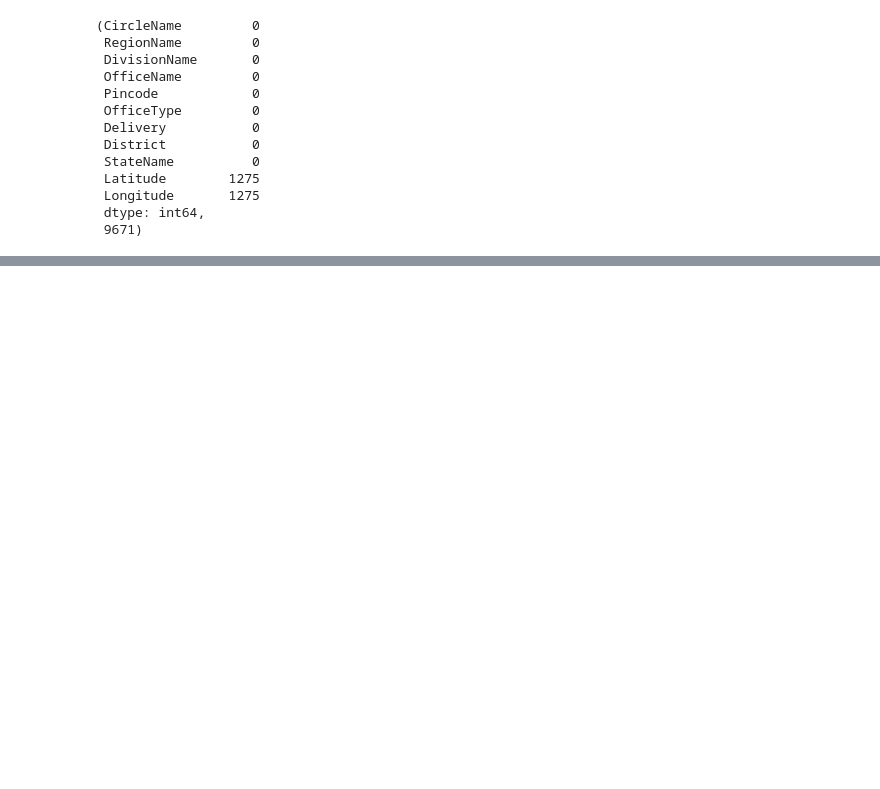
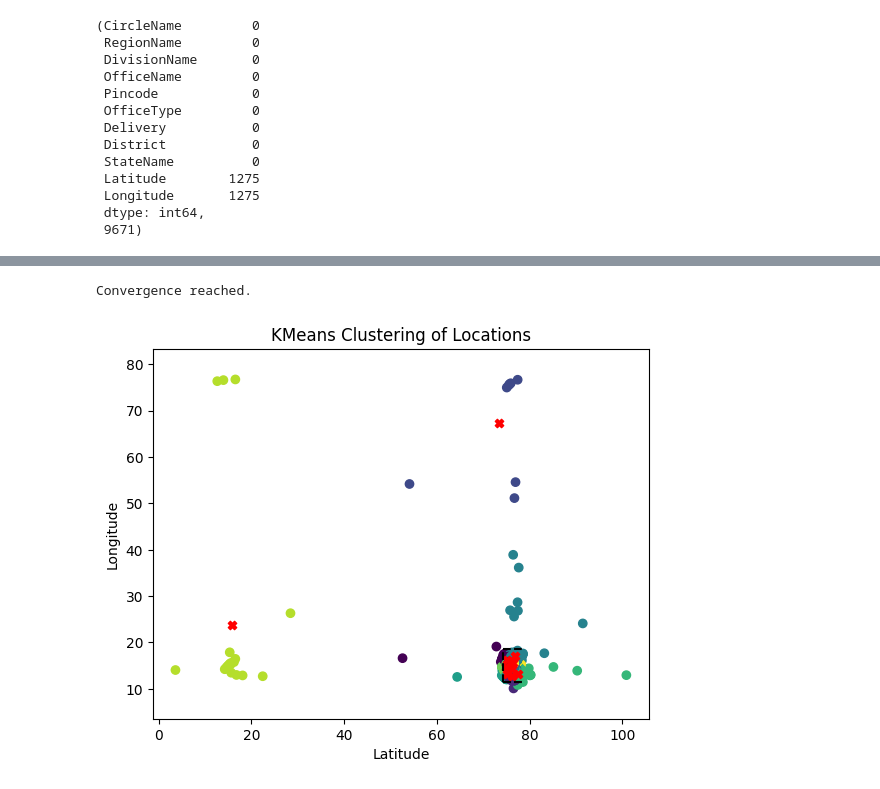
Before and after one commit to Aneeshshastri/Epoch_Spring_Camp, a Jupyter notebook: KMeansTask/KMeansClustering.ipynb, the cells around one changed output, grey strips where cells are left out. Cells and saved outputs as stored; diff of their text form; code cells hidden in the pictures; blank space fills up the shorter version.

```diff
--- a/KMeansTask/KMeansClustering.ipynb
+++ b/KMeansTask/KMeansClustering.ipynb
@@ -163,33 +163,55 @@ class KMeans:
     def fit(self, X):
         # Randomly initialize centroids by selecting random samples from the data
         np.random.seed(42)  # For reproducibility
-        random_indices = np.random.choice(X.shape[0], self.n_clusters, replace=False)
+        """Random intialisation is not the best way, so I'll be using Kmeans++ intitialisation.
+        random_indices = np.random.choice(X.shape[0], self.n_clusters, replace=False)"""
+        random_indices = np.random.choice(X.shape[0], 1, replace=False)
+        for i in range(1, self.n_clusters):
+            distances = np.linalg.norm(X[:, np.newaxis] - X[random_indices], axis=2)
+            closest_distances = np.min(distances, axis=1)
+            probabilities = closest_distances / np.sum(closest_distances)
+            next_index = np.random.choice(X.shape[0], 1, p=probabilities)
+            random_indices = np.append(random_indices, next_index)
         self.centroids = X[random_indices]
 
-        for _ in range(self.max_iters):
+        for i in range(self.max_iters):
             # Assign clusters based on closest centroid
-            distances = np.linalg.norm(X[:, np.newaxis] - self.centroids, axis=2)
+            distances = np.linalg.norm(X[:, np.newaxis] - self.centroids, axis=2, ord=2)
             self.labels = np.argmin(distances, axis=1)
 
             # Update centroids
-            new_centroids = np.array([X[self.labels == i].mean(axis=0) for i in range(self.n_clusters)])
+            new_centroids = np.array([X[self.labels == j].mean(axis=0) for j in range(self.n_clusters)])
 
             # Check for convergence (if centroids do not change)
             if np.all(self.centroids == new_centroids):
+                print("Convergence reached.")
                 break
 
             self.centroids = new_centroids
+        return self.centroids
     def predict(self, X):
         distances = np.linalg.norm(X[:, np.newaxis] - self.centroids, axis=2)
         return np.argmin(distances, axis=1)
 # %%
 LL=np.stack((x,y), axis=1)
 
-kmeans = KMeans(n_clusters=3)
-kmeans.fit(LL)
+kmeans = KMeans(n_clusters=10,max_iters=1000)
+centroids=kmeans.fit(LL)
 labels = kmeans.predict(LL)
 plt.scatter(x, y, c=labels, cmap='viridis')
+plt.scatter(centroids[:, 0], centroids[:, 1], c='red', marker='X')
+plt.axis('equal')
+ # Plot centroids
+# 11°30' N and 18°30' N latitude and 74°15' E to 78°30' E longitude is the rough area of Karnataka, plot this as a rectangle for reference
+plt.plot([74.25, 78.5],  [11.5, 11.5],color='black', linestyle='--')  # Top edge
+plt.plot(  [74.25, 78.5],[18.5, 18.5], color='black', linestyle='--')  # Bottom edge
+plt.plot(  [74.25, 74.25],[11.5, 18.5], color='black', linestyle='--')  # Left edge
+plt.plot( [74.25, 78.5], [11.5, 11.5], color='black', linestyle='--')  # Right edge
+
 plt.xlabel("Latitude")
 plt.ylabel("Longitude")
 plt.title("KMeans Clustering of Locations")
 plt.show()
+# %% [output]
+Convergence reached.
+[figure, added]
```
Also changed, not shown: parts of 6 cells of this notebook, 1 other file.
